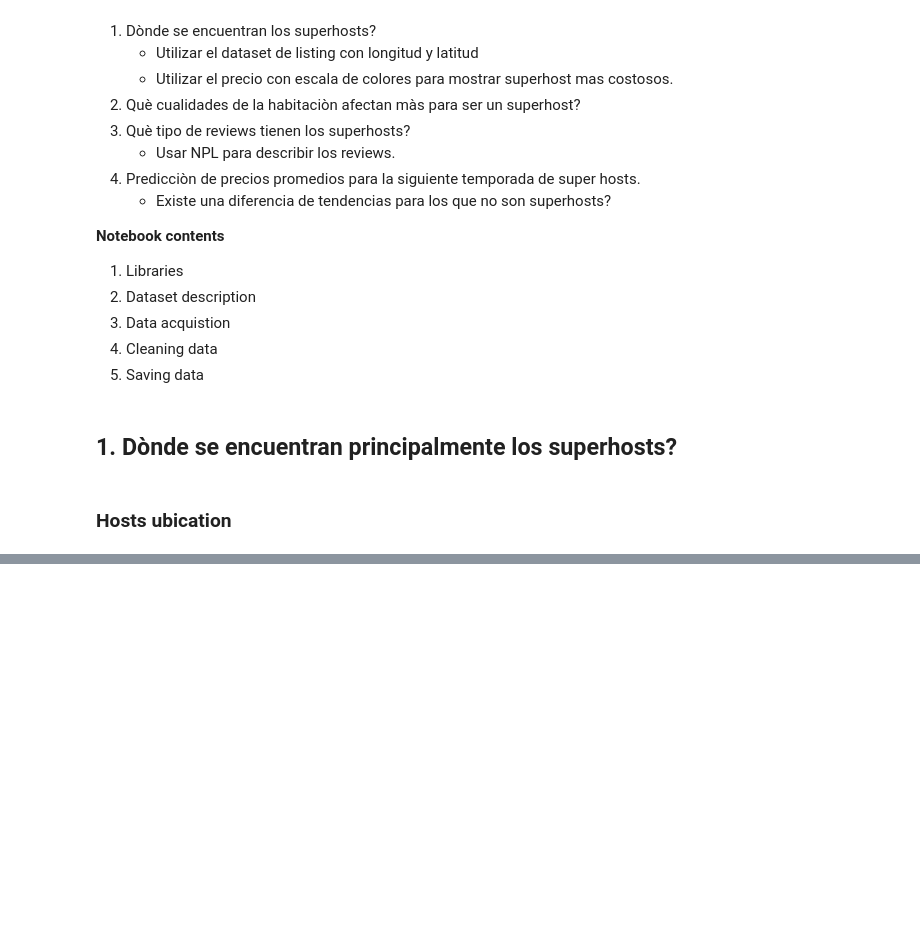
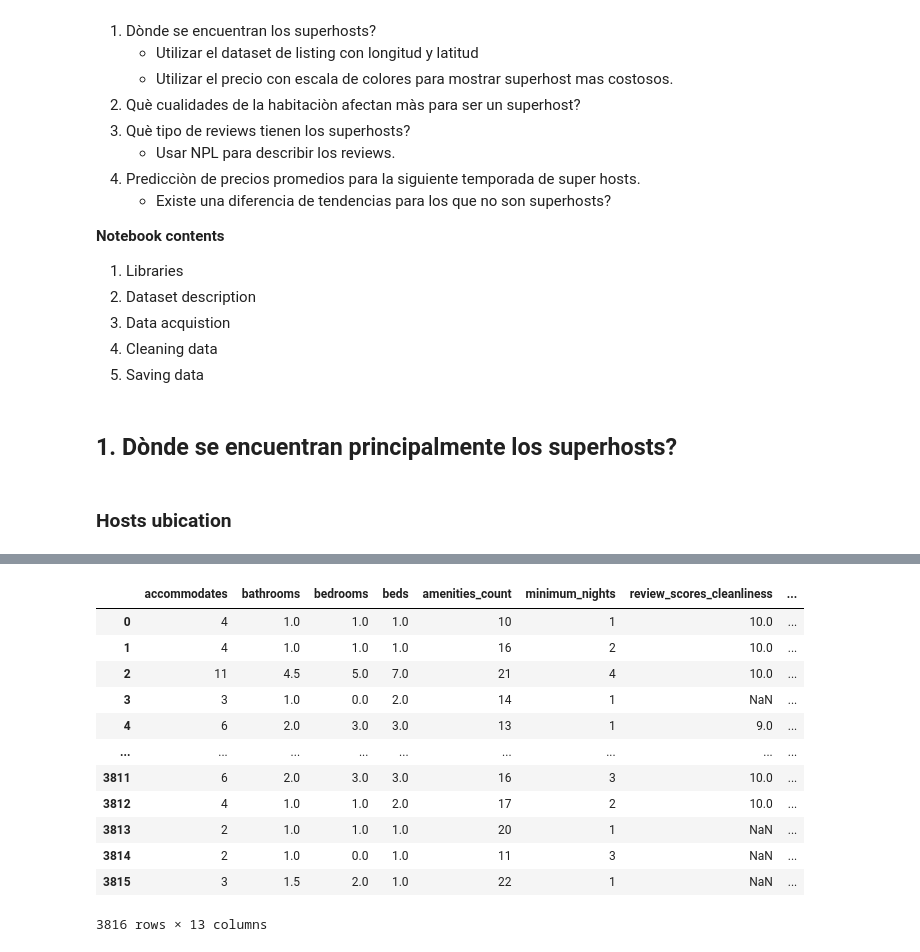
Before and after one commit to Paola2233/airbnb-activity, a Jupyter notebook: notebooks/02-EDA.ipynb, the cells around one changed output, grey strips where cells are left out. Cells and saved outputs as stored; diff of their text form; code cells hidden in the pictures; blank space fills up the shorter version.

```diff
--- a/notebooks/02-EDA.ipynb
+++ b/notebooks/02-EDA.ipynb
@@ -137,0 +162,22 @@ mapbox_price(boston_host_coords)
+# %%
+seatle_listings['amenities_count'] = seatle_listings['amenities'].str.count(',') + 1
+acommodation_qualities_cols = [#'host_is_superhost', # 'property_type', 'room_type',  'bed_type',
+       'accommodates', 'bathrooms', 'bedrooms', 'beds', 'amenities_count',
+       'minimum_nights', 'review_scores_cleanliness', 'review_scores_rating', 'review_scores_accuracy', 'review_scores_checkin',
+       'review_scores_communication', 'review_scores_location',
+       'review_scores_value']
+seatle_listings[acommodation_qualities_cols]
+# %% [output]
+|  | accommodates | bathrooms | bedrooms | beds | amenities_count | minimum_nights | review_scores_cleanliness | ... |
+| 0 | 4 | 1.0 | 1.0 | 1.0 | 10 | 1 | 10.0 | ... |
+| 1 | 4 | 1.0 | 1.0 | 1.0 | 16 | 2 | 10.0 | ... |
+| 2 | 11 | 4.5 | 5.0 | 7.0 | 21 | 4 | 10.0 | ... |
+| 3 | 3 | 1.0 | 0.0 | 2.0 | 14 | 1 | NaN | ... |
+| 4 | 6 | 2.0 | 3.0 | 3.0 | 13 | 1 | 9.0 | ... |
+| ... | ... | ... | ... | ... | ... | ... | ... | ... |
+| 3811 | 6 | 2.0 | 3.0 | 3.0 | 16 | 3 | 10.0 | ... |
+| 3812 | 4 | 1.0 | 1.0 | 2.0 | 17 | 2 | 10.0 | ... |
+| 3813 | 2 | 1.0 | 1.0 | 1.0 | 20 | 1 | NaN | ... |
+| 3814 | 2 | 1.0 | 0.0 | 1.0 | 11 | 3 | NaN | ... |
+| 3815 | 3 | 1.5 | 2.0 | 1.0 | 22 | 1 | NaN | ... |
+3816 rows × 13 columns
```
Also changed, not shown: parts of 7 cells of this notebook, 1 other file.
